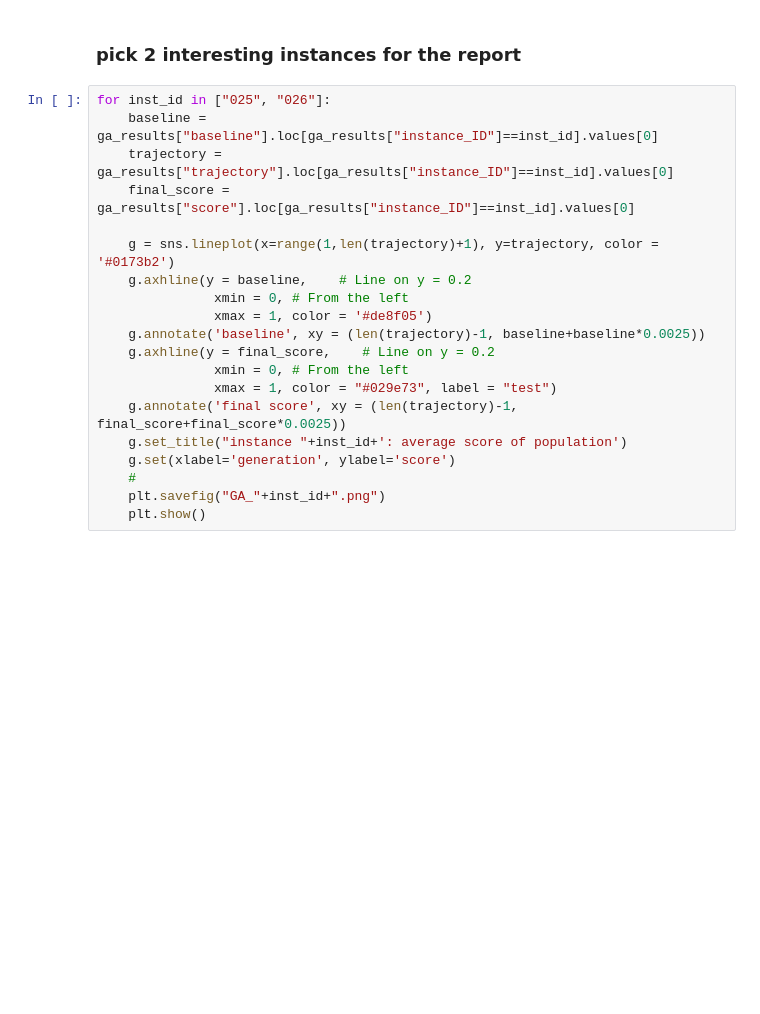
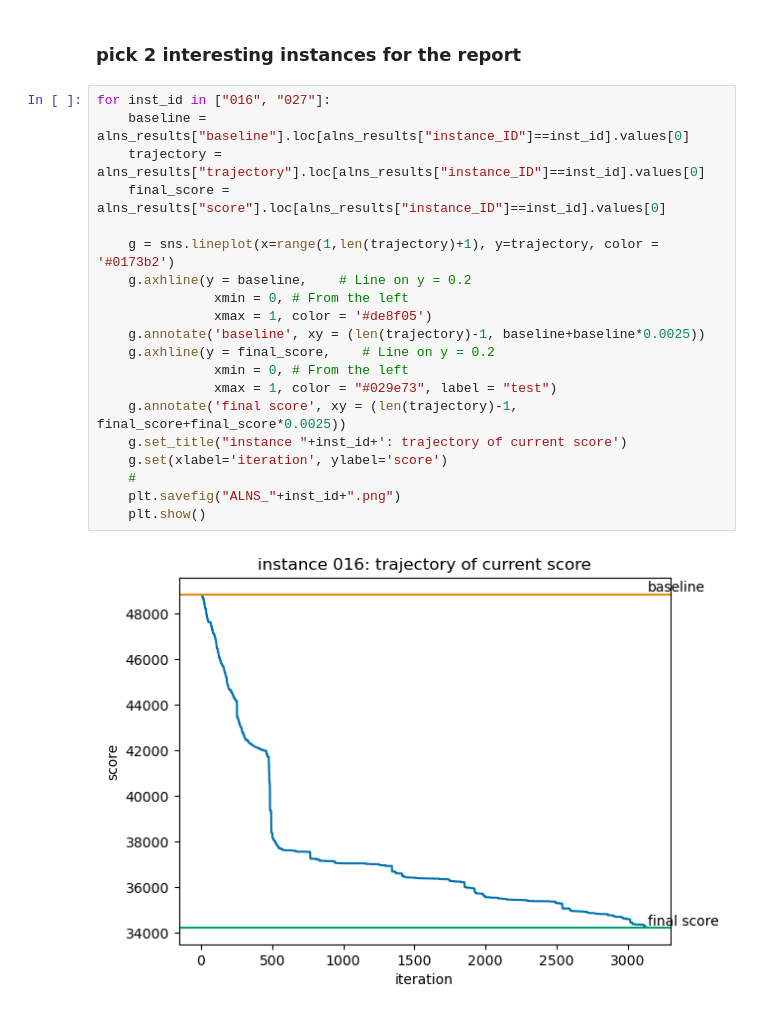
Before and after one commit to HolzingerAlexander/HeuristicOptimization, a Jupyter notebook: ALNS.ipynb, the cells around one changed output. Drawn from its saved outputs; the diff is of its cells as text; blank space fills up the shorter version.

```diff
--- a/ALNS.ipynb
+++ b/ALNS.ipynb
@@ -208,22 +258,24 @@ for inst_id in alns_results["instance_ID"]:
 # %% [markdown]
 ### pick 2 interesting instances for the report
 # %%
-for inst_id in ["025", "026"]:
-    baseline = ga_results["baseline"].loc[ga_results["instance_ID"]==inst_id].values[0]
-    trajectory = ga_results["trajectory"].loc[ga_results["instance_ID"]==inst_id].values[0]
-    final_score = ga_results["score"].loc[ga_results["instance_ID"]==inst_id].values[0]
+for inst_id in ["016", "027"]:
+    baseline = alns_results["baseline"].loc[alns_results["instance_ID"]==inst_id].values[0]
+    trajectory = alns_results["trajectory"].loc[alns_results["instance_ID"]==inst_id].values[0]
+    final_score = alns_results["score"].loc[alns_results["instance_ID"]==inst_id].values[0]
 
     g = sns.lineplot(x=range(1,len(trajectory)+1), y=trajectory, color = '#0173b2')
     g.axhline(y = baseline,    # Line on y = 0.2
                xmin = 0, # From the left
                xmax = 1, color = '#de8f05')
     g.annotate('baseline', xy = (len(trajectory)-1, baseline+baseline*0.0025))
     g.axhline(y = final_score,    # Line on y = 0.2
                xmin = 0, # From the left
                xmax = 1, color = "#029e73", label = "test")
     g.annotate('final score', xy = (len(trajectory)-1, final_score+final_score*0.0025))
-    g.set_title("instance "+inst_id+': average score of population')
-    g.set(xlabel='generation', ylabel='score')
+    g.set_title("instance "+inst_id+': trajectory of current score')
+    g.set(xlabel='iteration', ylabel='score')
     #
-    plt.savefig("GA_"+inst_id+".png")
+    plt.savefig("ALNS_"+inst_id+".png")
     plt.show()
+# %% [output]
+[figure, added]
```
Also changed, not shown: parts of 11 cells of this notebook, 1 other file.
